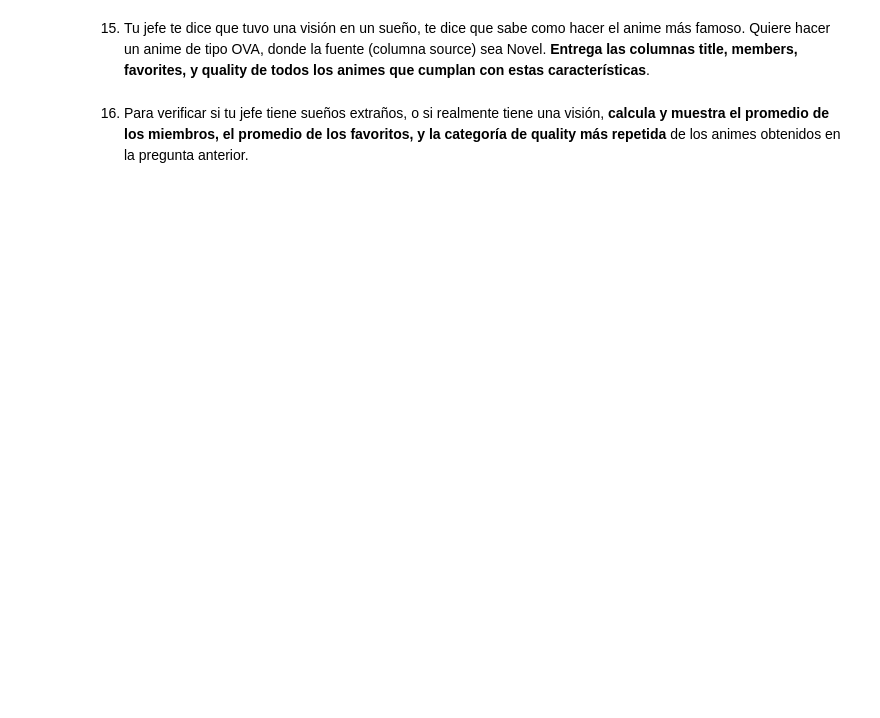
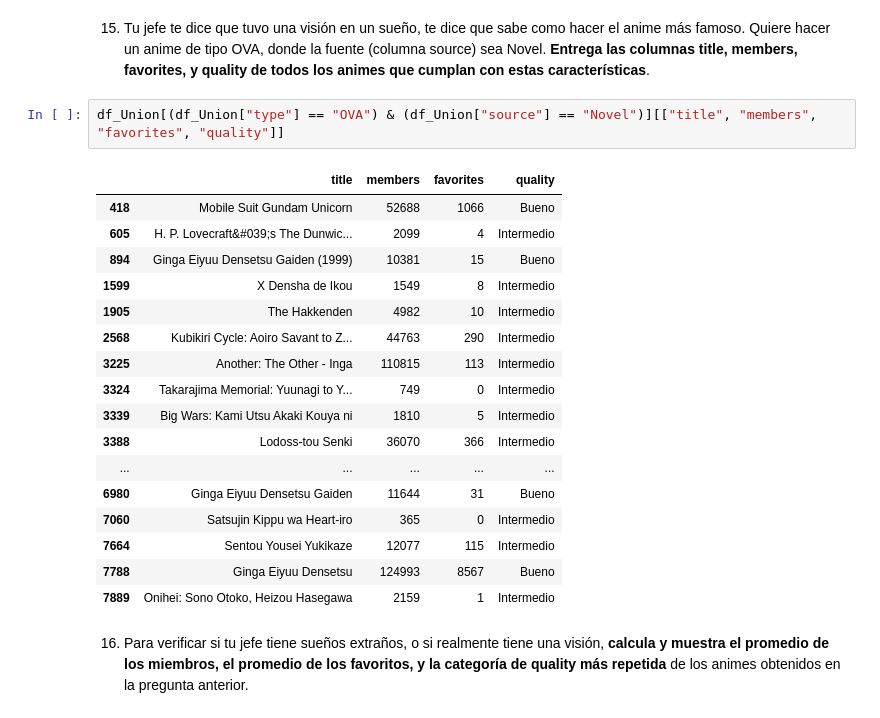
Before and after one commit to luckmpt/labs_mineria, a Jupyter notebook: Lab1/Laboratorio_1_2025.ipynb, the cells around one changed output. Saved outputs shown, nothing was run; the diff lists cells and outputs as text; blank space fills up the shorter version.

```diff
--- a/Lab1/Laboratorio_1_2025.ipynb
+++ b/Lab1/Laboratorio_1_2025.ipynb
@@ -298,4 +317,24 @@ R:
 # %% [markdown]
 15. Tu jefe te dice que tuvo una visión en un sueño, te dice que sabe como hacer el anime más famoso. Quiere hacer un anime de tipo OVA, donde la fuente (columna source) sea Novel. **Entrega las columnas title, members, favorites, y quality de todos los animes que cumplan con estas características**.
+# %%
+df_Union[(df_Union["type"] == "OVA") & (df_Union["source"] == "Novel")][["title", "members", "favorites", "quality"]]
+# %% [output]
+|  | title | members | favorites | quality |
+| 418 | Mobile Suit Gundam Unicorn | 52688 | 1066 | Bueno |
+| 605 | H. P. Lovecraft&#039;s The Dunwic... | 2099 | 4 | Intermedio |
+| 894 | Ginga Eiyuu Densetsu Gaiden (1999) | 10381 | 15 | Bueno |
+| 1599 | X Densha de Ikou | 1549 | 8 | Intermedio |
+| 1905 | The Hakkenden | 4982 | 10 | Intermedio |
+| 2568 | Kubikiri Cycle: Aoiro Savant to Z... | 44763 | 290 | Intermedio |
+| 3225 | Another: The Other - Inga | 110815 | 113 | Intermedio |
+| 3324 | Takarajima Memorial: Yuunagi to Y... | 749 | 0 | Intermedio |
+| 3339 | Big Wars: Kami Utsu Akaki Kouya ni | 1810 | 5 | Intermedio |
+| 3388 | Lodoss-tou Senki | 36070 | 366 | Intermedio |
+| ... | ... | ... | ... | ... |
+| 6980 | Ginga Eiyuu Densetsu Gaiden | 11644 | 31 | Bueno |
+| 7060 | Satsujin Kippu wa Heart-iro | 365 | 0 | Intermedio |
+| 7664 | Sentou Yousei Yukikaze | 12077 | 115 | Intermedio |
+| 7788 | Ginga Eiyuu Densetsu | 124993 | 8567 | Bueno |
+| 7889 | Onihei: Sono Otoko, Heizou Hasegawa | 2159 | 1 | Intermedio |
 # %% [markdown]
 16. Para verificar si tu jefe tiene sueños extraños, o si realmente tiene una visión, **calcula y muestra el promedio de los miembros, el promedio de los favoritos, y la categoría de quality más repetida** de los animes obtenidos en la pregunta anterior.
```
Also changed, not shown: parts of 10 cells of this notebook.
